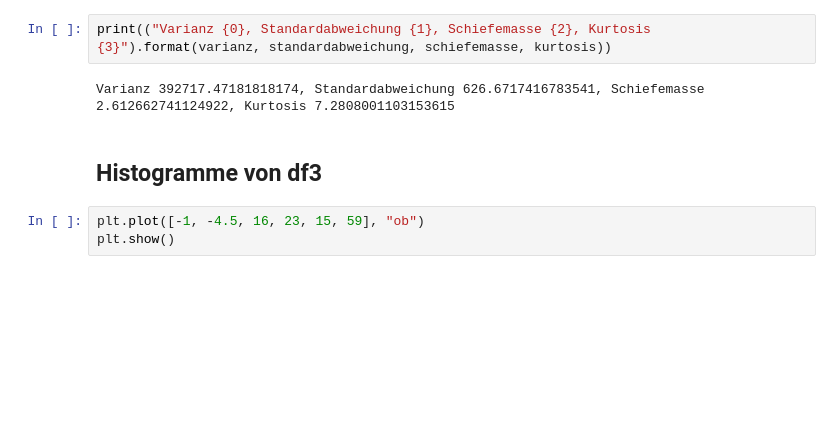
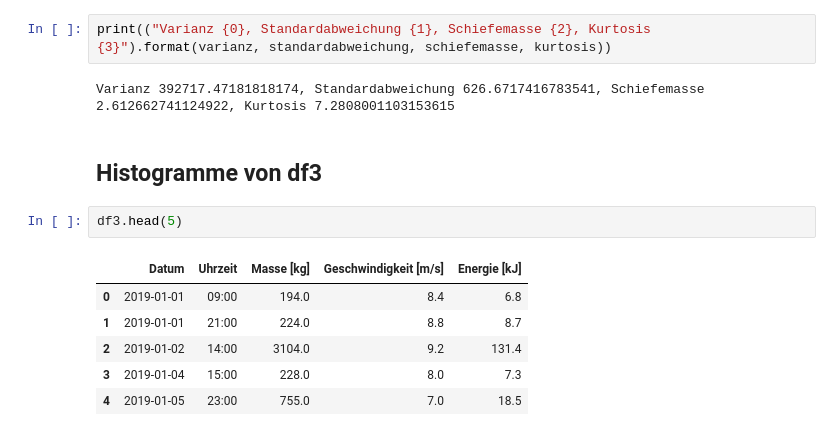
Before and after one commit to 7ben18/FHNW_Steinschlagrisiko, a Jupyter notebook: FHNW_Steinschlagrisiko.ipynb, the cells around one changed output. Saved outputs shown, nothing was run; the diff lists cells and outputs as text; blank space fills up the shorter version.

```diff
--- a/FHNW_Steinschlagrisiko.ipynb
+++ b/FHNW_Steinschlagrisiko.ipynb
@@ -118,5 +118,11 @@ Varianz 392717.47181818174, Standardabweichung 626.6717416783541, Schiefemasse 2
 # %% [markdown]
 ## Histogramme von df3
 # %%
-plt.plot([-1, -4.5, 16, 23, 15, 59], "ob")
-plt.show()
+df3.head(5)
+# %% [output]
+|  | Datum | Uhrzeit | Masse [kg] | Geschwindigkeit [m/s] | Energie [kJ] |
+| 0 | 2019-01-01 | 09:00 | 194.0 | 8.4 | 6.8 |
+| 1 | 2019-01-01 | 21:00 | 224.0 | 8.8 | 8.7 |
+| 2 | 2019-01-02 | 14:00 | 3104.0 | 9.2 | 131.4 |
+| 3 | 2019-01-04 | 15:00 | 228.0 | 8.0 | 7.3 |
+| 4 | 2019-01-05 | 23:00 | 755.0 | 7.0 | 18.5 |
```
Also changed, not shown: parts of 1 cell of this notebook.
